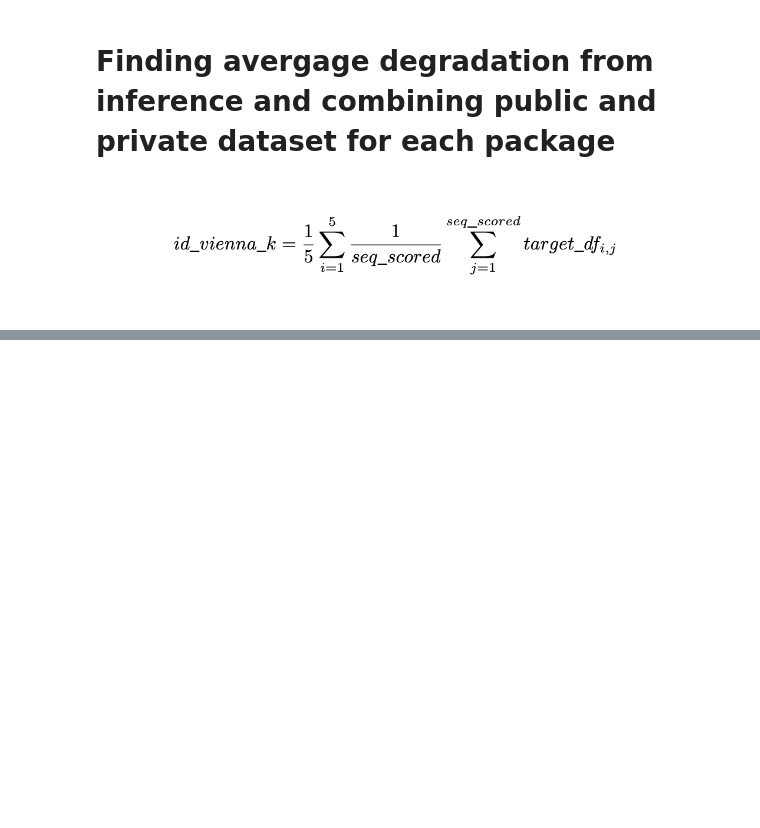
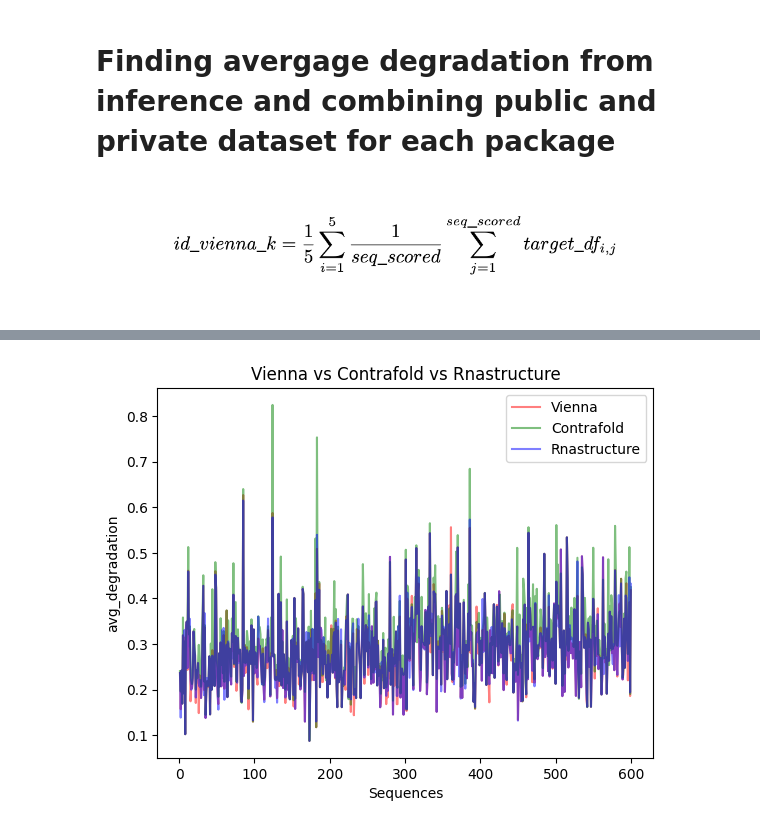
Before and after one commit to shashankcuber/mRNA_Vaccine_Stabilization, a Jupyter notebook: mRNA_vaccine_stabilizer.ipynb, the cells around one changed output, grey strips where cells are left out. Drawn from its saved outputs; the diff is of its cells as text; code cells hidden in the pictures; blank space fills up the shorter version.

```diff
--- a/mRNA_vaccine_stabilizer.ipynb
+++ b/mRNA_vaccine_stabilizer.ipynb
@@ -547,0 +574,14 @@ rnastructure_avg_pred_df = average_and_combine(rnastructure_pred_pub_df, rnastru
+# %%
+plt.plot([i for i in range(1,601)], avg_degradations_vienna, color='red', label='Vienna', alpha=0.5)
+plt.plot([i for i in range(1,601)], avg_degradations_contrafold, color='green', label='Contrafold', alpha=0.5)
+plt.plot([i for i in range(1,601)], avg_degradations_rnastructure, color='blue', label='Rnastructure', alpha=0.5)
+
+plt.xlabel('Sequences')
+plt.ylabel('avg_degradation')
+plt.title('Vienna vs Contrafold vs Rnastructure')
+
+plt.legend()
+
+plt.show()
+# %% [output]
+[figure, added]
```
Also changed, not shown: parts of 11 cells of this notebook.
